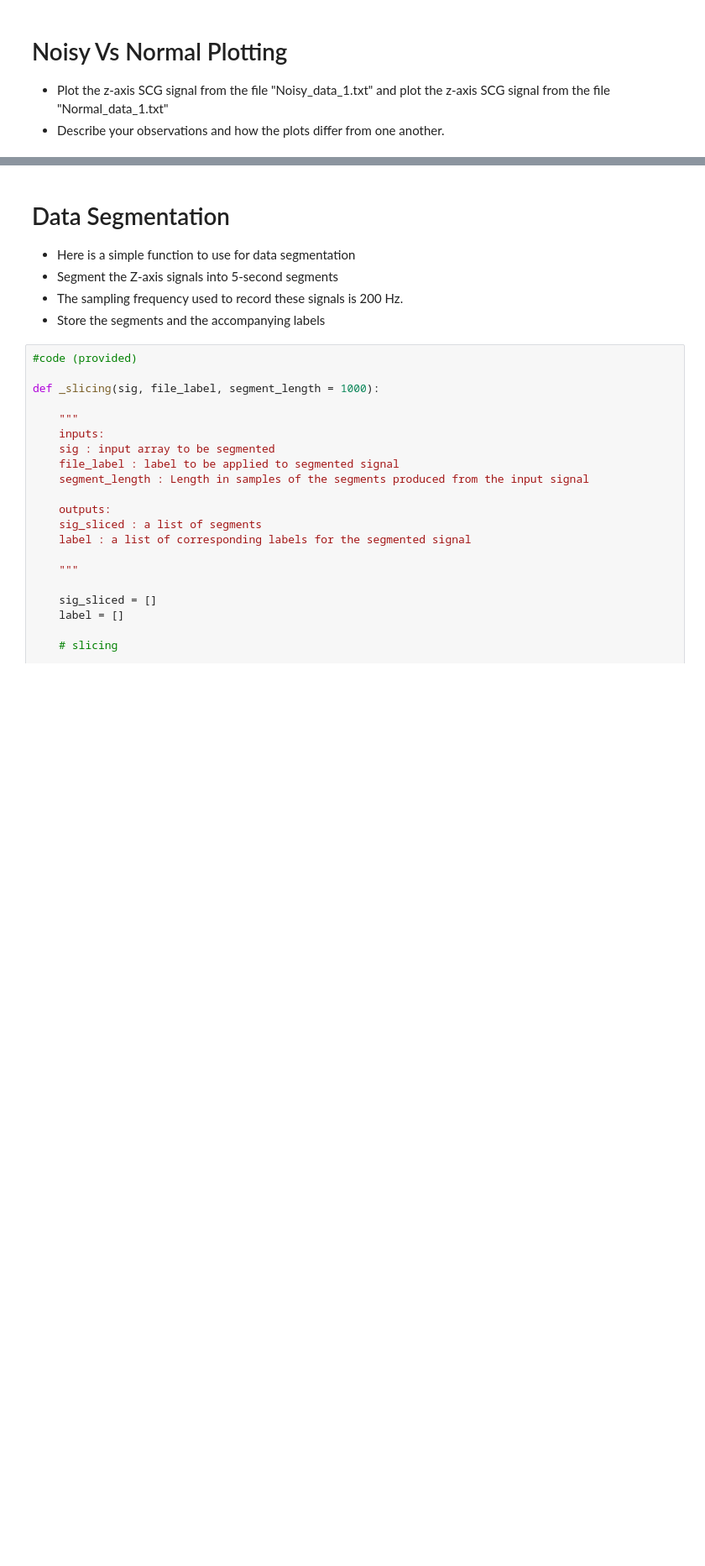
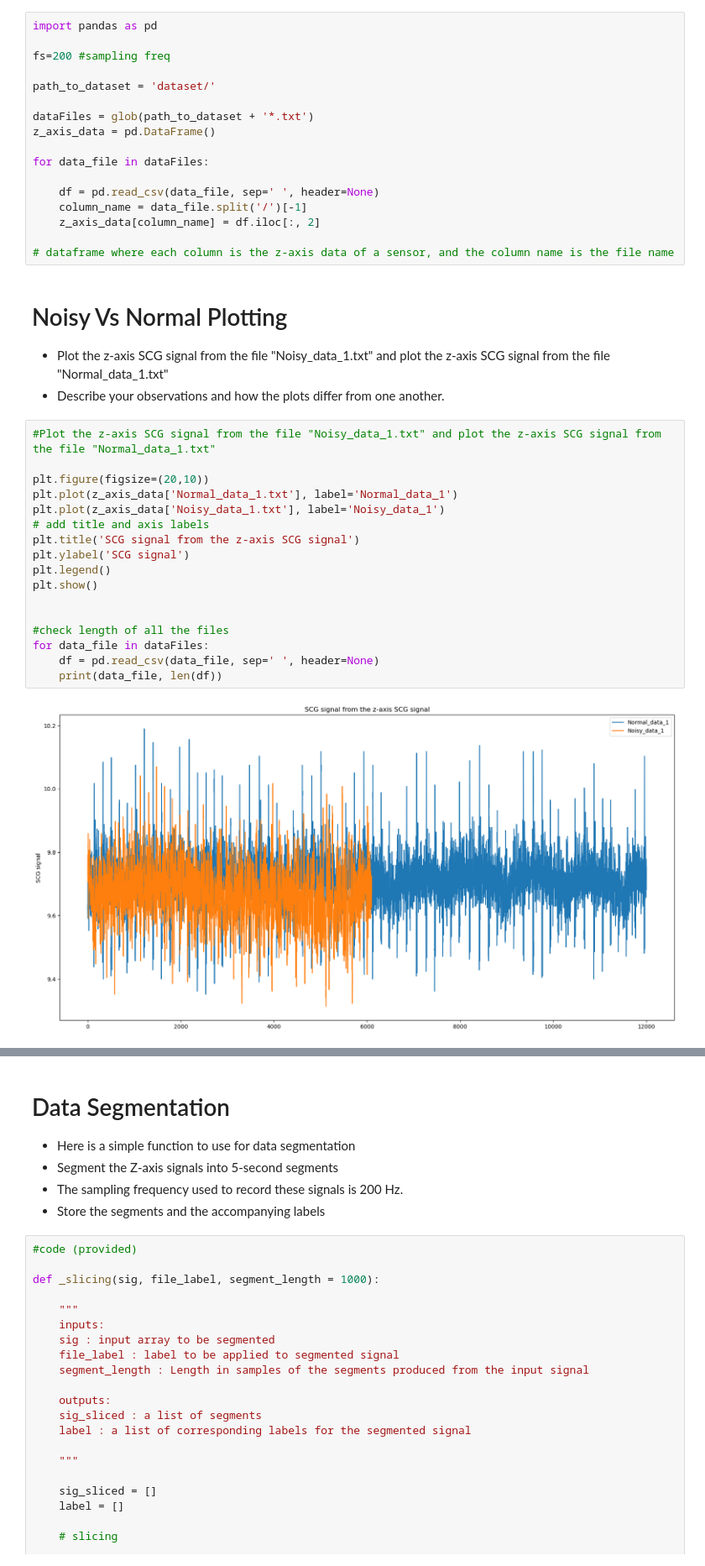
Before and after one commit to annafernandezrajal/Measurement-and-analysis-of-SCG, a Jupyter notebook: DTEK0042 Exercise 4.ipynb, the cells around one changed output, grey strips where cells are left out. Shown: that part at 84% size. Drawn from its saved outputs; the diff is of its cells as text; blank space fills up the shorter version.

```diff
--- a/DTEK0042 Exercise 4.ipynb
+++ b/DTEK0042 Exercise 4.ipynb
@@ -51,5 +49,41 @@ fs=200 #samp freq
+# %%
+import pandas as pd
+
+fs=200 #sampling freq
+
+path_to_dataset = 'dataset/'
+
+dataFiles = glob(path_to_dataset + '*.txt')
+z_axis_data = pd.DataFrame()
+
+for data_file in dataFiles:
+
+    df = pd.read_csv(data_file, sep=' ', header=None)
+    column_name = data_file.split('/')[-1]
+    z_axis_data[column_name] = df.iloc[:, 2]
+
+# dataframe where each column is the z-axis data of a sensor, and the column name is the file name
 # %% [markdown]
 # Noisy Vs Normal Plotting
 
 * Plot the z-axis SCG signal from the file "Noisy_data_1.txt" and plot the z-axis SCG signal from the file "Normal_data_1.txt"
 * Describe your observations and how the plots differ from one another.
+# %%
+#Plot the z-axis SCG signal from the file "Noisy_data_1.txt" and plot the z-axis SCG signal from the file "Normal_data_1.txt"
+
+plt.figure(figsize=(20,10))
+plt.plot(z_axis_data['Normal_data_1.txt'], label='Normal_data_1')
+plt.plot(z_axis_data['Noisy_data_1.txt'], label='Noisy_data_1')
+# add title and axis labels
+plt.title('SCG signal from the z-axis SCG signal')
+plt.ylabel('SCG signal')
+plt.legend()
+plt.show()
+
+
+#check length of all the files
+for data_file in dataFiles:
+    df = pd.read_csv(data_file, sep=' ', header=None)
+    print(data_file, len(df))
+# %% [output]
+[figure, added]
```
Also changed, not shown: parts of 10 cells of this notebook.
